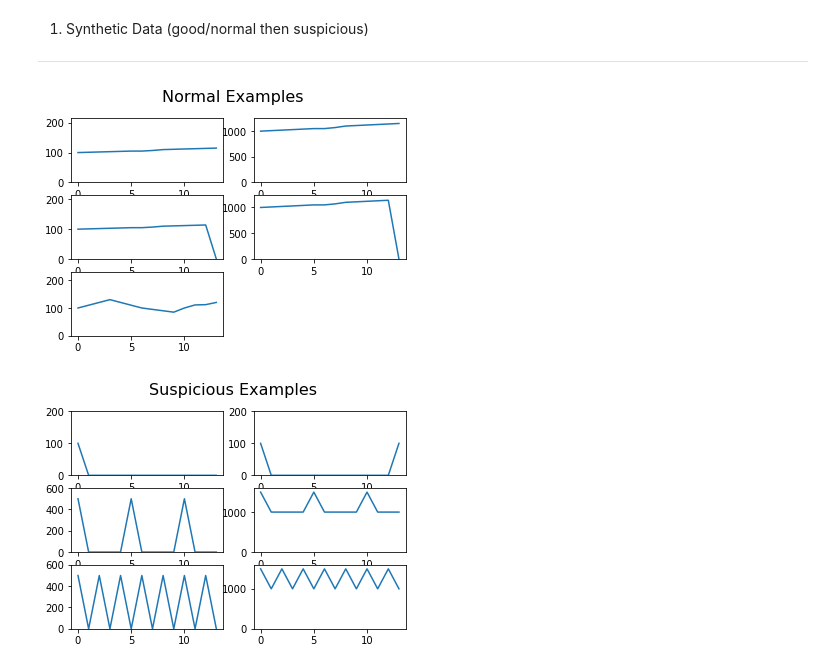
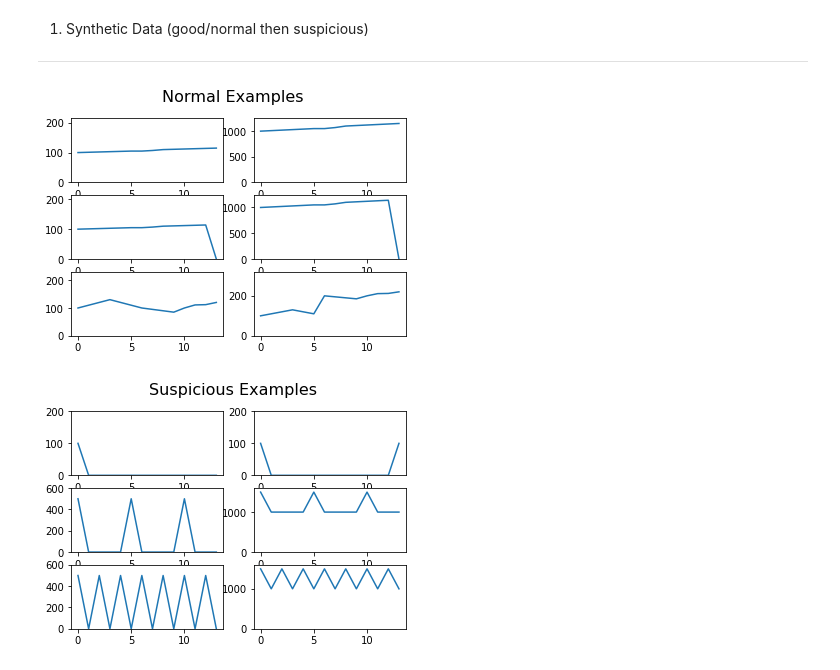
Before and after one commit to JackSD/Academic, a Jupyter notebook: study_of_volatilty.ipynb, the cells around one changed output. Saved outputs shown, nothing was run; the diff lists cells and outputs as text; code cells hidden in the pictures.

```diff
--- a/study_of_volatilty.ipynb
+++ b/study_of_volatilty.ipynb
@@ -55,6 +61,7 @@ multiplied_list = [element * 10 for element in list_of_time_series[len(list_of_t
 list_of_time_series.append(multiplied_list)
 #normal - volatile
 list_of_time_series.append([100,110,120,130,120,110,100,95,90,85,100,111,112,120])
+list_of_time_series.append([100,110,120,130,120,110,200,195,190,185,200,211,212,220])
 
 # BAD EXAMPLES (5)
 
@@ -76,16 +83,15 @@ list_of_time_series_bad.append(multiplied_list)
 # %%
 #show the time series graphically:
 for i in range(len(list_of_time_series)):
     plt.subplot(3, 2, i+1)
     plt.ylim(0, max(list_of_time_series[i])+100)
     plt.plot(list_of_time_series[i])
     # Show/save figure as desired.
 
 plt.suptitle('Normal Examples', fontsize=16)
-plt.show()+ 43
-+ 43
+plt.show()
 # %% [output]
-[figure, old version]
+[figure, new version]
 # %%
 #show the time series graphically:
 for i in range(len(list_of_time_series_bad)):
```
Also changed, not shown: parts of 4 cells of this notebook.
